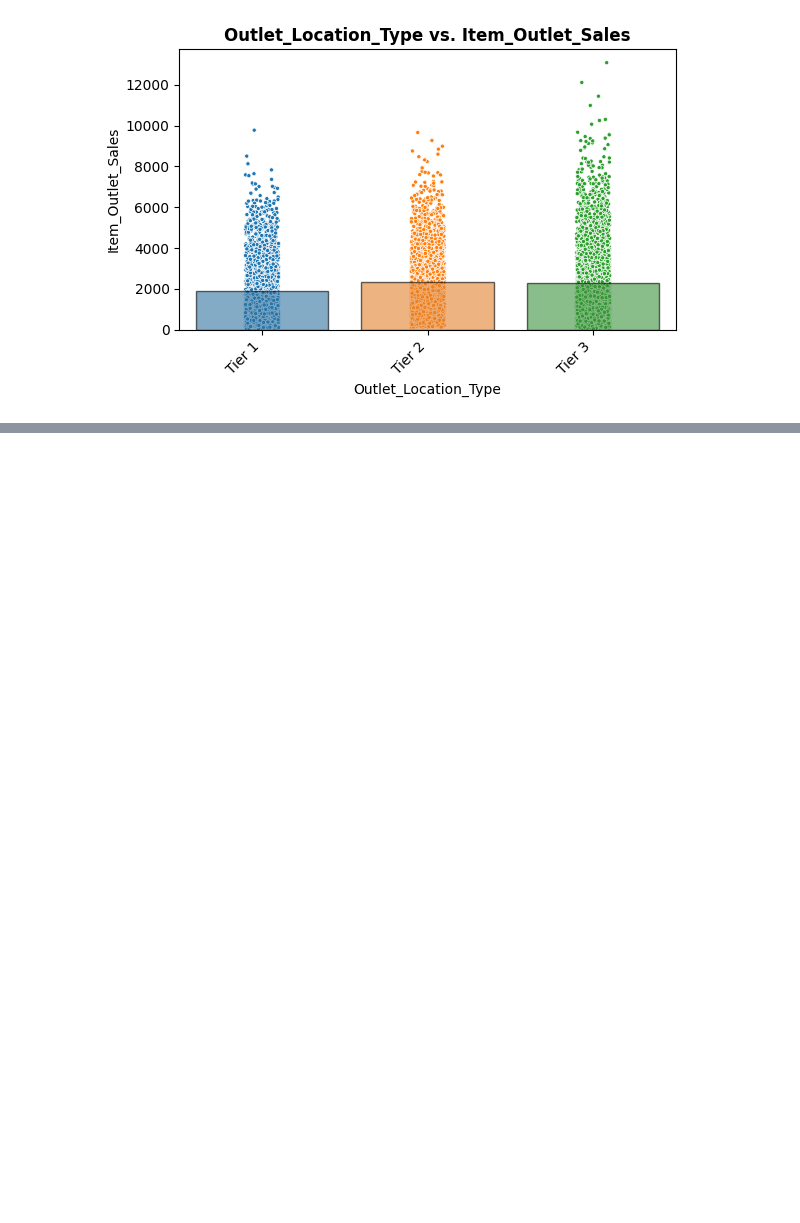
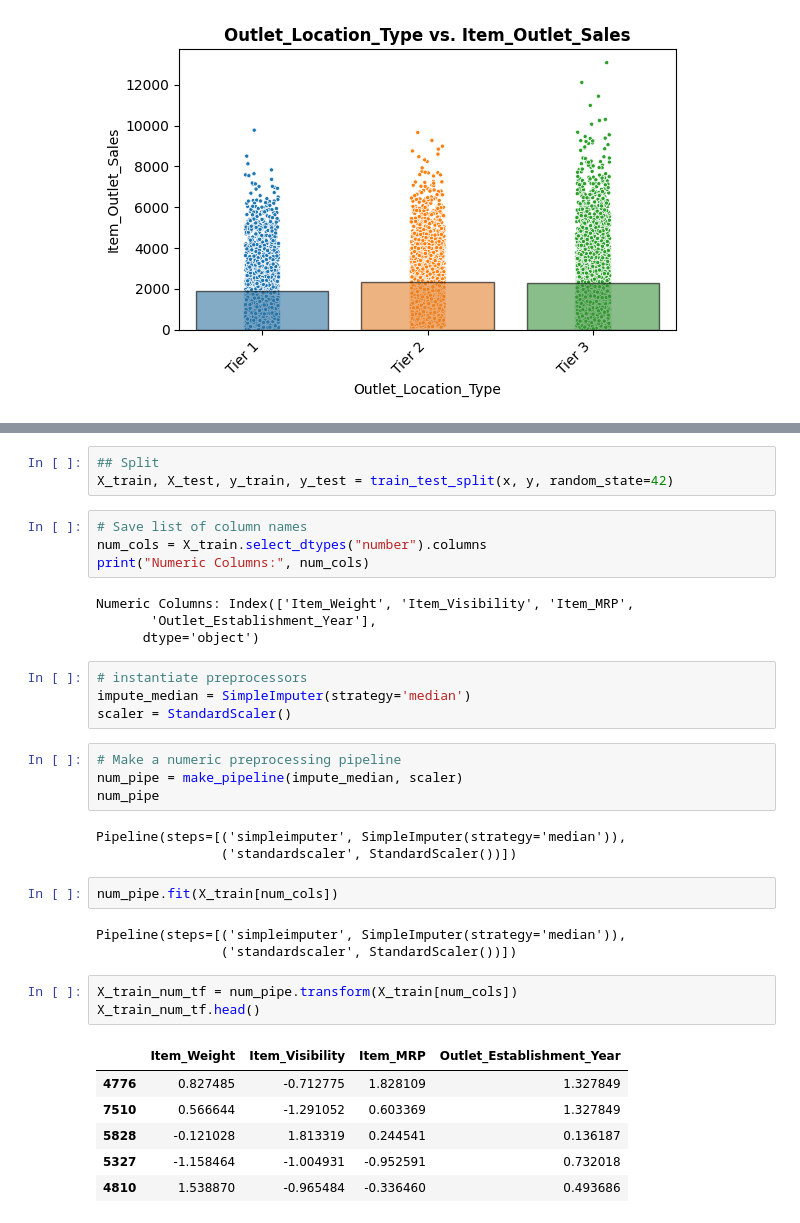
Before and after one commit to duwain/Prediction-of-Product-Sales, a Jupyter notebook: Project1_Part1_(1).ipynb, the cells around one changed output, grey strips where cells are left out. Cells and saved outputs as stored; diff of their text form; blank space fills up the shorter version.

```diff
--- a/Project1_Part1_(1).ipynb
+++ b/Project1_Part1_(1).ipynb
@@ -866,0 +971,37 @@ plot_categorical_vs_target(df, feature, order= location_order);
+# %%
+## Split
+X_train, X_test, y_train, y_test = train_test_split(x, y, random_state=42)
+# %%
+# Save list of column names
+num_cols = X_train.select_dtypes("number").columns
+print("Numeric Columns:", num_cols)
+# %% [output]
+Numeric Columns: Index(['Item_Weight', 'Item_Visibility', 'Item_MRP',
+       'Outlet_Establishment_Year'],
+      dtype='object')
+# %%
+# instantiate preprocessors
+impute_median = SimpleImputer(strategy='median')
+scaler = StandardScaler()
+# %%
+# Make a numeric preprocessing pipeline
+num_pipe = make_pipeline(impute_median, scaler)
+num_pipe
+# %% [output]
+Pipeline(steps=[('simpleimputer', SimpleImputer(strategy='median')),
+                ('standardscaler', StandardScaler())])
+# %%
+num_pipe.fit(X_train[num_cols])
+# %% [output]
+Pipeline(steps=[('simpleimputer', SimpleImputer(strategy='median')),
+                ('standardscaler', StandardScaler())])
+# %%
+X_train_num_tf = num_pipe.transform(X_train[num_cols])
+X_train_num_tf.head()
+# %% [output]
+|  | Item_Weight | Item_Visibility | Item_MRP | Outlet_Establishment_Year |
+| 4776 | 0.827485 | -0.712775 | 1.828109 | 1.327849 |
+| 7510 | 0.566644 | -1.291052 | 0.603369 | 1.327849 |
+| 5828 | -0.121028 | 1.813319 | 0.244541 | 0.136187 |
+| 5327 | -1.158464 | -1.004931 | -0.952591 | 0.732018 |
+| 4810 | 1.538870 | -0.965484 | -0.336460 | 0.493686 |
```
Also changed, not shown: parts of 23 cells of this notebook.
